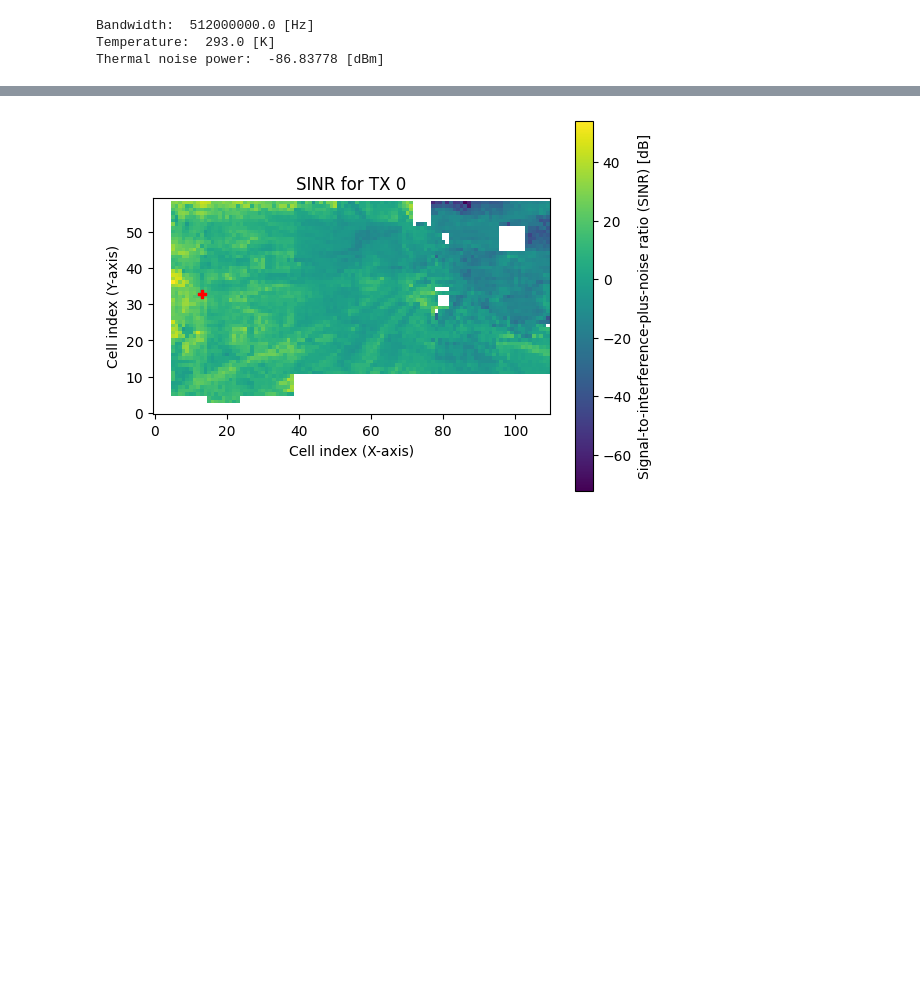
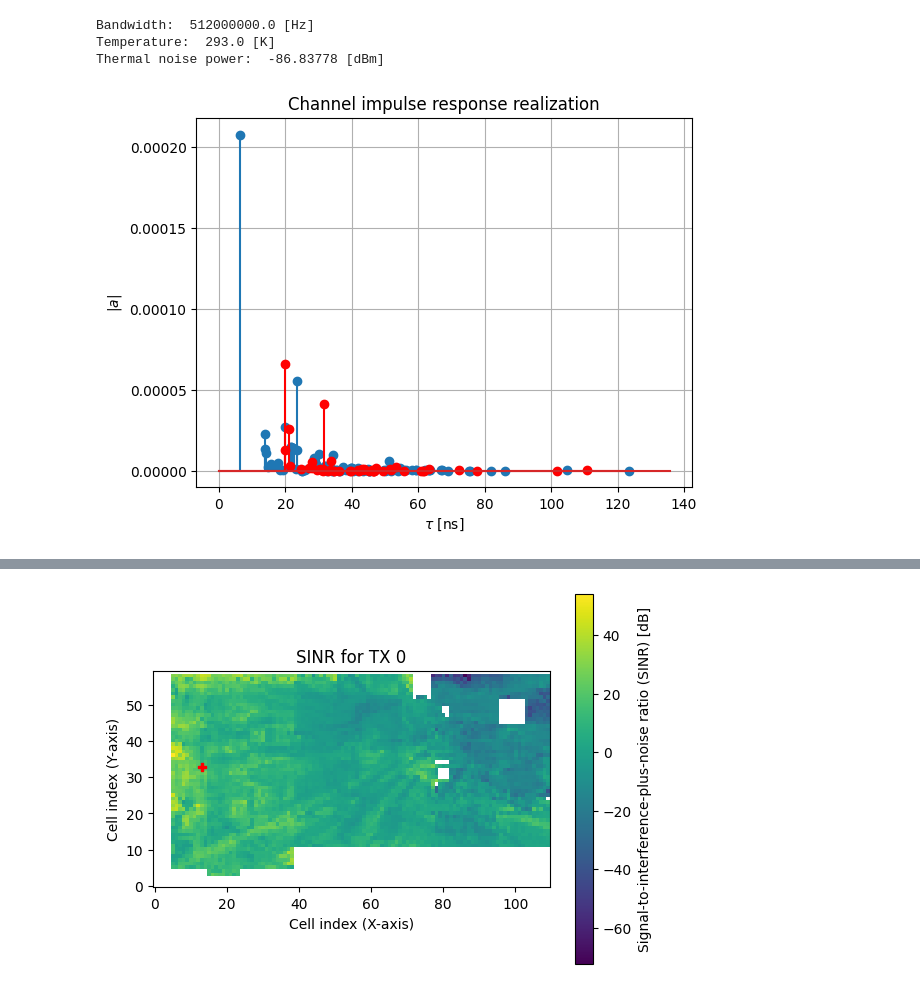
Before and after one commit to marekcrn/Masters-thesis, a Jupyter notebook: Broadband_noise_simulation.ipynb, the cells around one changed output, grey strips where cells are left out. Saved outputs shown, nothing was run; the diff lists cells and outputs as text; code cells hidden in the pictures; blank space fills up the shorter version.

Commit message:
measure evaluation, noise simulation

```diff
--- a/Broadband_noise_simulation.ipynb
+++ b/Broadband_noise_simulation.ipynb
@@ -181,0 +211,25 @@ Thermal noise power:  -86.83778 [dBm]
+# %%
+CIR_TX = np.load('data/noise_simulation/tx.npy')
+CIR_noise = np.load('data/noise_simulation/noise1.npy')
+# %%
+t = CIR_TX[:,2]/1e-9 # Scale to ns
+a_abs = CIR_TX[:,1]
+t = np.concatenate([(0.,), t, (np.max(t)*1.1,)])
+a_abs = np.concatenate([(np.nan,), a_abs, (np.nan,)])
+
+t2 = CIR_noise[:,2]/1e-9 # Scale to ns
+a_abs2 = CIR_noise[:,1]
+t2 = np.concatenate([(0.,), t2, (np.max(t2)*1.1,)])
+a_abs2 = np.concatenate([(np.nan,), a_abs2, (np.nan,)])
+
+# And plot the CIR
+plt.figure()
+plt.title("Channel impulse response realization")
+
+plt.stem(t, a_abs)
+plt.stem(t2, a_abs2,'r')
+plt.xlabel(r"$\tau$ [ns]")
+plt.ylabel(r"$|a|$");
+plt.grid()
+# %% [output]
+[figure, added]
```
Also changed, not shown: parts of 7 cells of this notebook, 5 other files.
